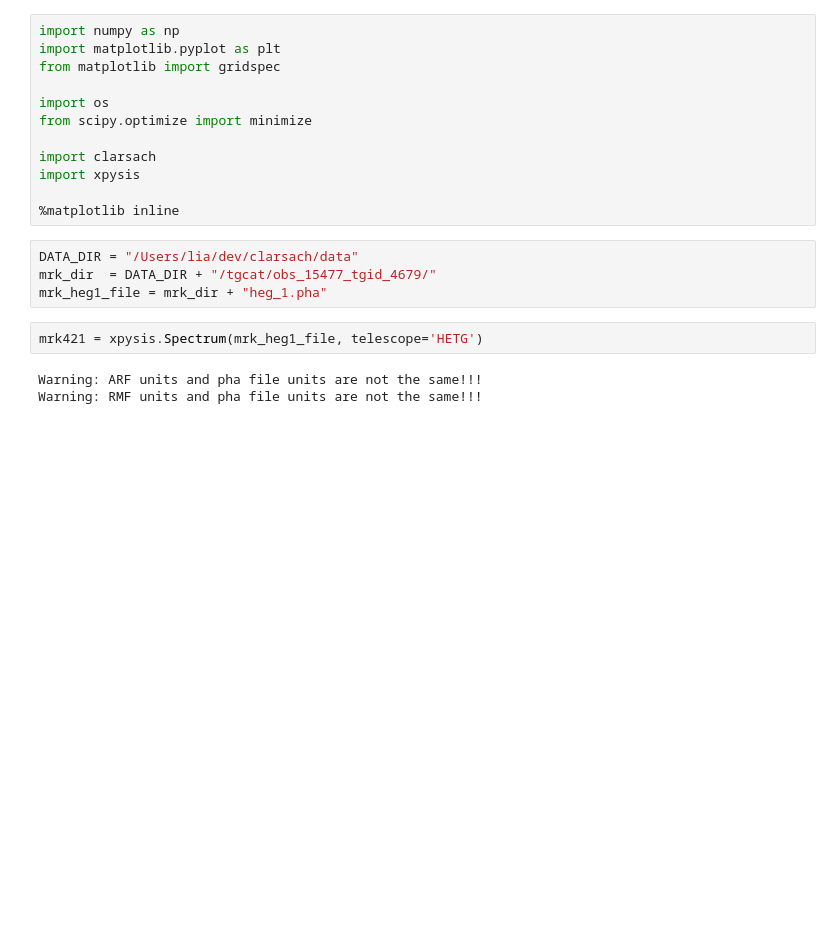
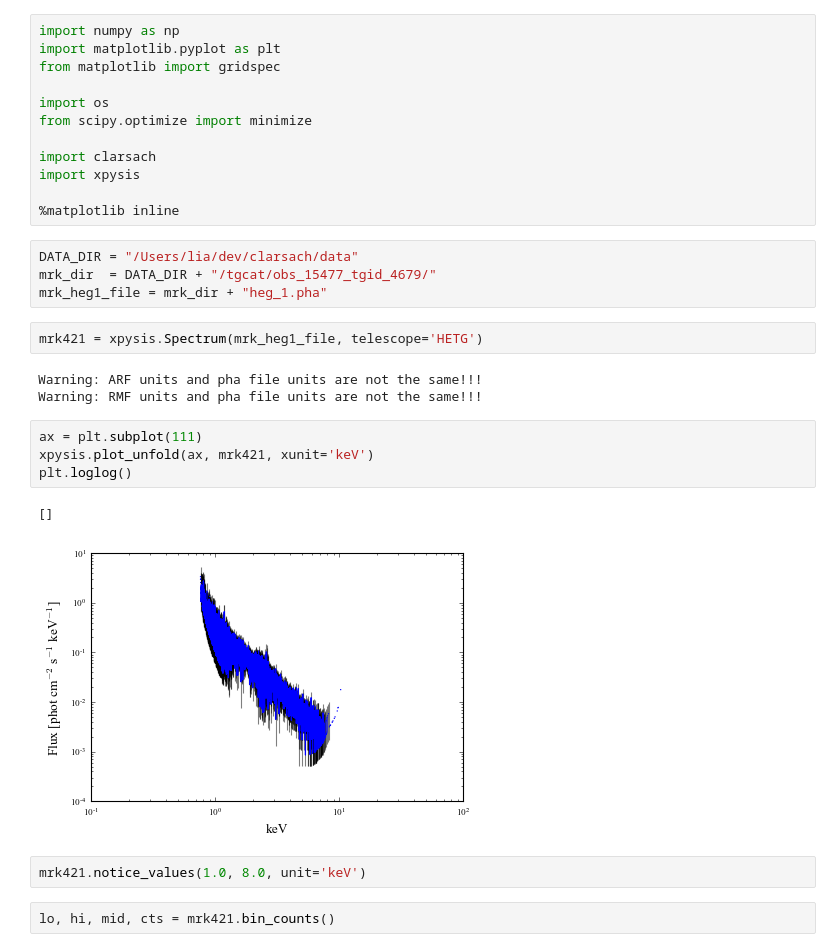
Before and after one commit to eblur/pyxsis, a Jupyter notebook: notebooks/Binned_Spectrum.ipynb, the cells around one changed output. Cells and saved outputs as stored; diff of their text form; blank space fills up the shorter version.

Commit message:
Fixed bug in units conversion

```diff
--- a/notebooks/Binned_Spectrum.ipynb
+++ b/notebooks/Binned_Spectrum.ipynb
@@ -19,6 +19,17 @@ mrk421 = xpysis.Spectrum(mrk_heg1_file, telescope='HETG')
 # %% [output]
 Warning: ARF units and pha file units are not the same!!!
 Warning: RMF units and pha file units are not the same!!!
+# %%
+ax = plt.subplot(111)
+xpysis.plot_unfold(ax, mrk421, xunit='keV')
+plt.loglog()
+# %% [output]
+[]
+[figure, added]
+# %%
+mrk421.notice_values(1.0, 8.0, unit='keV')
+# %%
+lo, hi, mid, cts = mrk421.bin_counts()
 # %%
 ax = plt.subplot(111)
 xpysis.plot_unfold(ax, mrk421, xunit='angs')
```
Also changed, not shown: parts of 1 cell of this notebook, 1 other file.
